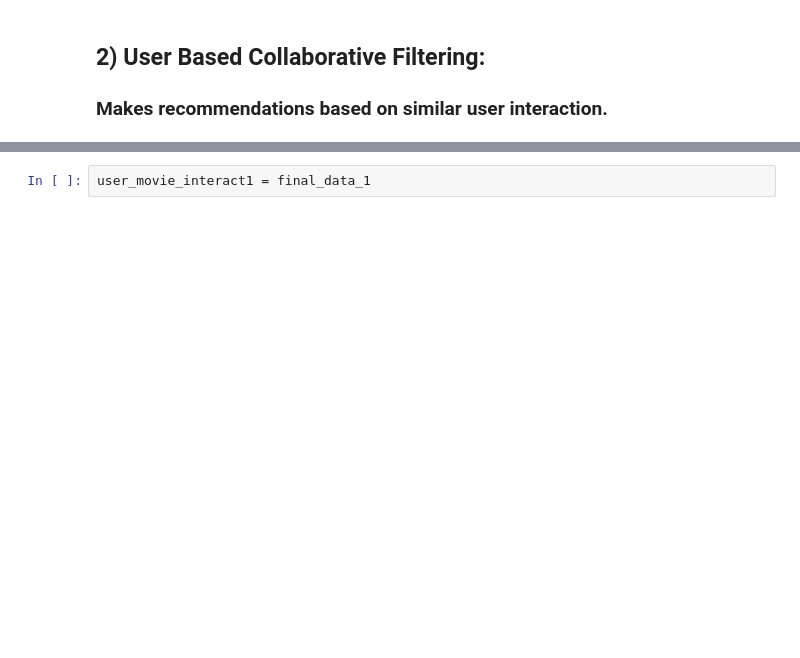
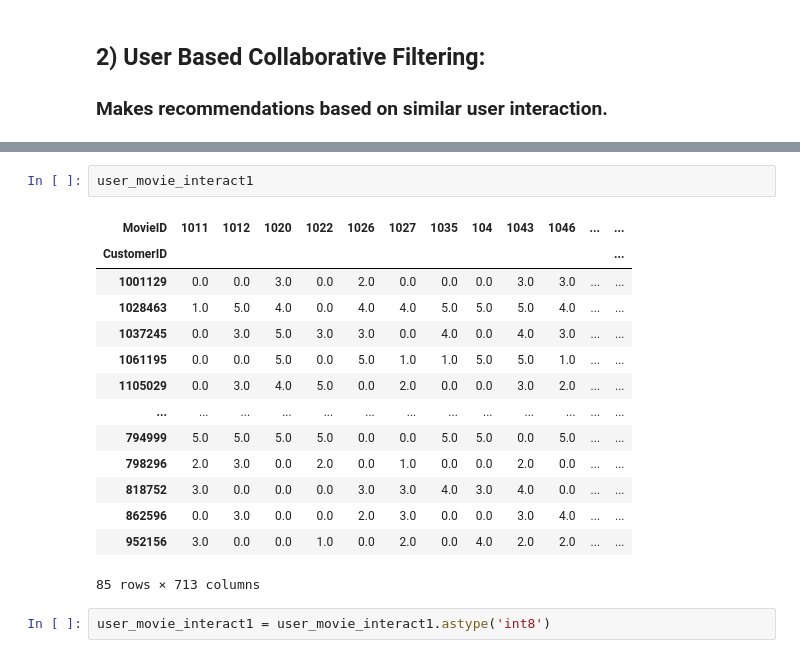
Before and after one commit to NityaVerma19/Movie-recommendation, a Jupyter notebook: collaborative-user.ipynb, the cells around one changed output, grey strips where cells are left out. Drawn from its saved outputs; the diff is of its cells as text; blank space fills up the shorter version.

```diff
--- a/collaborative-user.ipynb
+++ b/collaborative-user.ipynb
@@ -280,2 +243,19 @@ final_data_1
 # %%
-user_movie_interact1 = final_data_1
+user_movie_interact1
+# %% [output]
+| MovieID | 1011 | 1012 | 1020 | 1022 | 1026 | 1027 | 1035 | 104 | 1043 | 1046 | ... | ... |
+| CustomerID |  |  |  |  |  |  |  |  |  |  |  | ... |
+| 1001129 | 0.0 | 0.0 | 3.0 | 0.0 | 2.0 | 0.0 | 0.0 | 0.0 | 3.0 | 3.0 | ... | ... |
+| 1028463 | 1.0 | 5.0 | 4.0 | 0.0 | 4.0 | 4.0 | 5.0 | 5.0 | 5.0 | 4.0 | ... | ... |
+| 1037245 | 0.0 | 3.0 | 5.0 | 3.0 | 3.0 | 0.0 | 4.0 | 0.0 | 4.0 | 3.0 | ... | ... |
+| 1061195 | 0.0 | 0.0 | 5.0 | 0.0 | 5.0 | 1.0 | 1.0 | 5.0 | 5.0 | 1.0 | ... | ... |
+| 1105029 | 0.0 | 3.0 | 4.0 | 5.0 | 0.0 | 2.0 | 0.0 | 0.0 | 3.0 | 2.0 | ... | ... |
+| ... | ... | ... | ... | ... | ... | ... | ... | ... | ... | ... | ... | ... |
+| 794999 | 5.0 | 5.0 | 5.0 | 5.0 | 0.0 | 0.0 | 5.0 | 5.0 | 0.0 | 5.0 | ... | ... |
+| 798296 | 2.0 | 3.0 | 0.0 | 2.0 | 0.0 | 1.0 | 0.0 | 0.0 | 2.0 | 0.0 | ... | ... |
+| 818752 | 3.0 | 0.0 | 0.0 | 0.0 | 3.0 | 3.0 | 4.0 | 3.0 | 4.0 | 0.0 | ... | ... |
+| 862596 | 0.0 | 3.0 | 0.0 | 0.0 | 2.0 | 3.0 | 0.0 | 0.0 | 3.0 | 4.0 | ... | ... |
+| 952156 | 3.0 | 0.0 | 0.0 | 1.0 | 0.0 | 2.0 | 0.0 | 4.0 | 2.0 | 2.0 | ... | ... |
+85 rows × 713 columns
+# %%
+user_movie_interact1 = user_movie_interact1.astype('int8')
```
Also changed, not shown: parts of 25 cells of this notebook.
